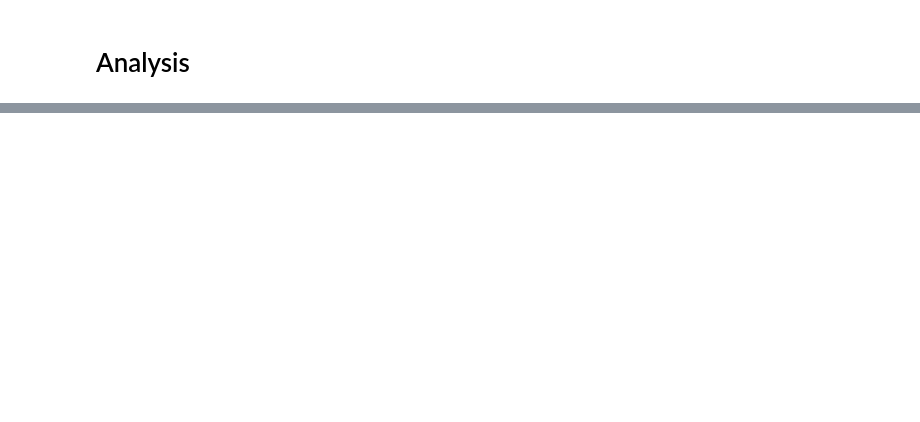
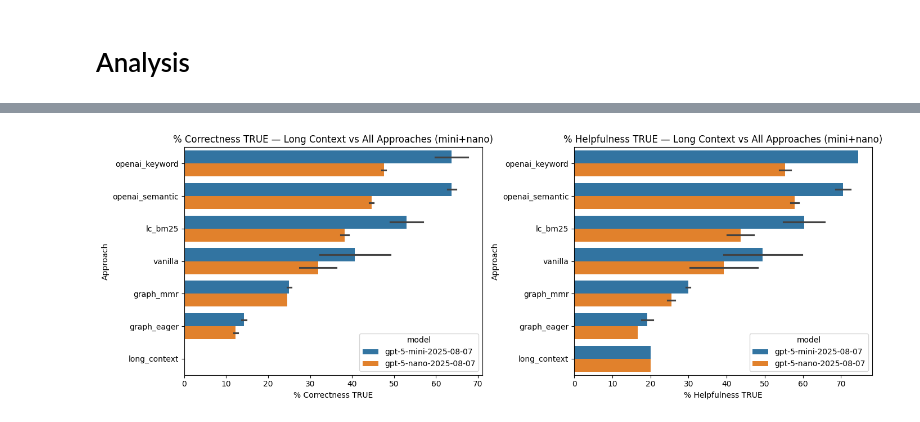
Before and after one commit to fryan2503/safety_rag_evaluation, a Jupyter notebook: system/main_long_context.ipynb, the cells around one changed output, grey strips where cells are left out. Saved outputs shown, nothing was run; the diff lists cells and outputs as text; code cells hidden in the pictures; blank space fills up the shorter version.

Commit message:
Long Context Run Notebook Start to Finish

```diff
--- a/system/main_long_context.ipynb
+++ b/system/main_long_context.ipynb
@@ -256,0 +352,5 @@ print(f"Prepared {result['num_requests']} requests (submitted={result['submitted
+# %%
+batch_id = {"MILL_LONG_CONTEXT_BATCH": result["submission"]["batch_id"],
+            "UR5E_LONG_CONTEXT_BATCH": result_ur5e["submission"]["batch_id"],
+            "SYNTHETIC_LONG_CONTEXT_BATCH": result_synthetic["submission"]["batch_id"]}
+batch_id
@@ -256,0 +361,10 @@ print(f"Prepared {result['num_requests']} requests (submitted={result['submitted
+# %%
+import json
+
+batch_ids_path = Path("../data/results/batchprocess/long_context_batch_ids.json")
+batch_ids_path.parent.mkdir(parents=True, exist_ok=True)
+
+with batch_ids_path.open("w", encoding="utf-8") as f:
+    json.dump(batch_id, f, indent=2)
+
+print(f"Saved batch IDs to: {batch_ids_path}")
@@ -296,0 +588,67 @@ analyze_csv(
+# %%
+import re
+import matplotlib.pyplot as plt
+import seaborn as sns
+
+bool_cols = ["judge_answer_correctness_vs_ref", "judge_answer_helpfulness"]
+for col in bool_cols:
+    if col in df_combined.columns and df_combined[col].dtype != bool:
+        df_combined[col] = df_combined[col].astype(str).str.lower().isin(["true", "1", "yes"])
+
+def parse_seconds(x):
+    if pd.isna(x): return None
+    m = re.search(r"([\d\.]+)", str(x))
+    return float(m.group(1)) if m else None
+
+df_combined["total_elapsed_time_sec"] = df_combined["total_elapsed_time"].apply(parse_seconds)
+
+def compute_price(row):
+    tokens = row.get("meta_total_tokens", 0) or 0
+    model = str(row.get("model", "")).lower()
+    if "nano" in model: rate = 0.40
+    elif "mini" in model: rate = 2.00
+    elif "opus" in model: rate = 15.00
+    else: rate = 1.00
+    return (tokens / 1_000_000) * rate
+
+df_combined["price_usd"] = df_combined.apply(compute_price, axis=1)
+
+agg_df = (
+    df_combined.groupby(["approach", "model", "top_k"])
+    .agg(
+        avg_meta_total_tokens=("meta_total_tokens", "mean"),
+        avg_price_usd=("price_usd", "mean"),
+        avg_latency_sec=("total_elapsed_time_sec", "mean"),
+        true_correctness_count=("judge_answer_correctness_vs_ref", "sum"),
+        total_correctness_count=("judge_answer_correctness_vs_ref", "count"),
+        true_helpfulness_count=("judge_answer_helpfulness", "sum"),
+        total_helpfulness_count=("judge_answer_helpfulness", "count"),
+    )
+    .reset_index()
+)
+agg_df["pct_correctness_true"] = agg_df["true_correctness_count"] / agg_df["total_correctness_count"] * 100
+agg_df["pct_helpfulness_true"] = agg_df["true_helpfulness_count"] / agg_df["total_helpfulness_count"] * 100
+agg_df["averaged_score"] = (agg_df["pct_correctness_true"] + agg_df["pct_helpfulness_true"]) / 2
+
+ranked = agg_df.sort_values("averaged_score", ascending=False).reset_index(drop=True)
+ranked.index += 1
+display(ranked[["approach", "model", "top_k", "avg_latency_sec", "avg_price_usd",
+                "pct_correctness_true", "pct_helpfulness_true", "averaged_score"]])
+
+# Bar chart: correctness + helpfulness by approach
+fig, axes = plt.subplots(1, 2, figsize=(14, 5))
+for ax, metric, title in zip(
+    axes,
+    ["pct_correctness_true", "pct_helpfulness_true"],
+    ["% Correctness TRUE", "% Helpfulness TRUE"],
+):
+    sns.barplot(
+        data=agg_df.sort_values(metric, ascending=False),
+        x=metric, y="approach", hue="model", ax=ax,
+    )
+    ax.set_title(f"{title} — Long Context vs All Approaches (mini+nano)")
+    ax.set_xlabel(title)
+    ax.set_ylabel("Approach")
+plt.tight_layout()
+plt.show()
+# %% [output]
@@ -296,0 +672 @@ analyze_csv(
+[figure, added]
```
Also changed, not shown: parts of 29 cells of this notebook.
